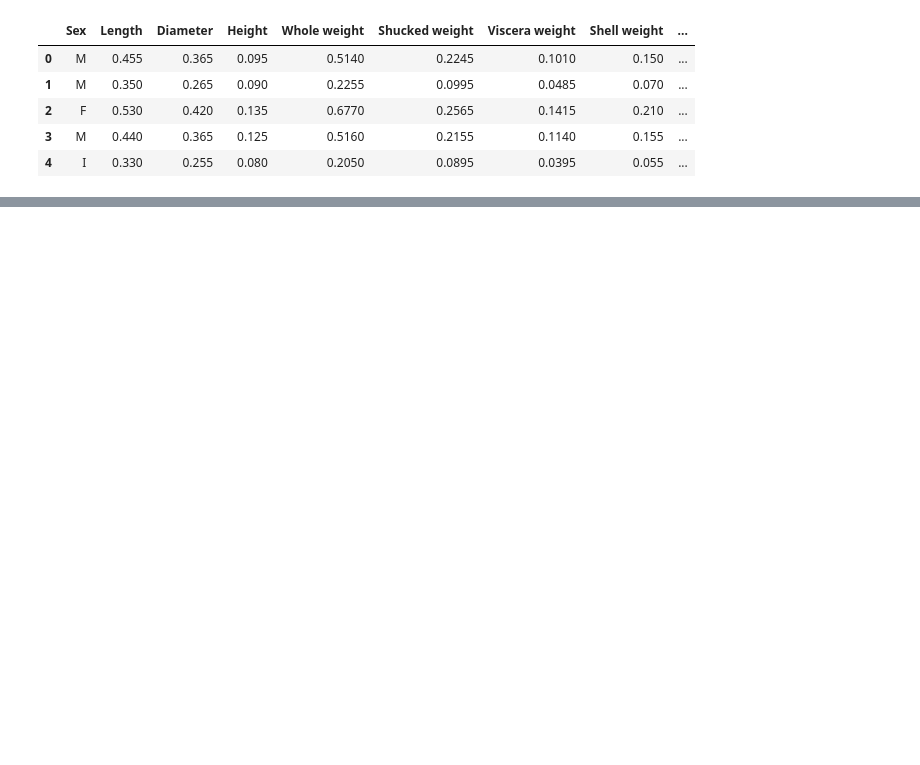
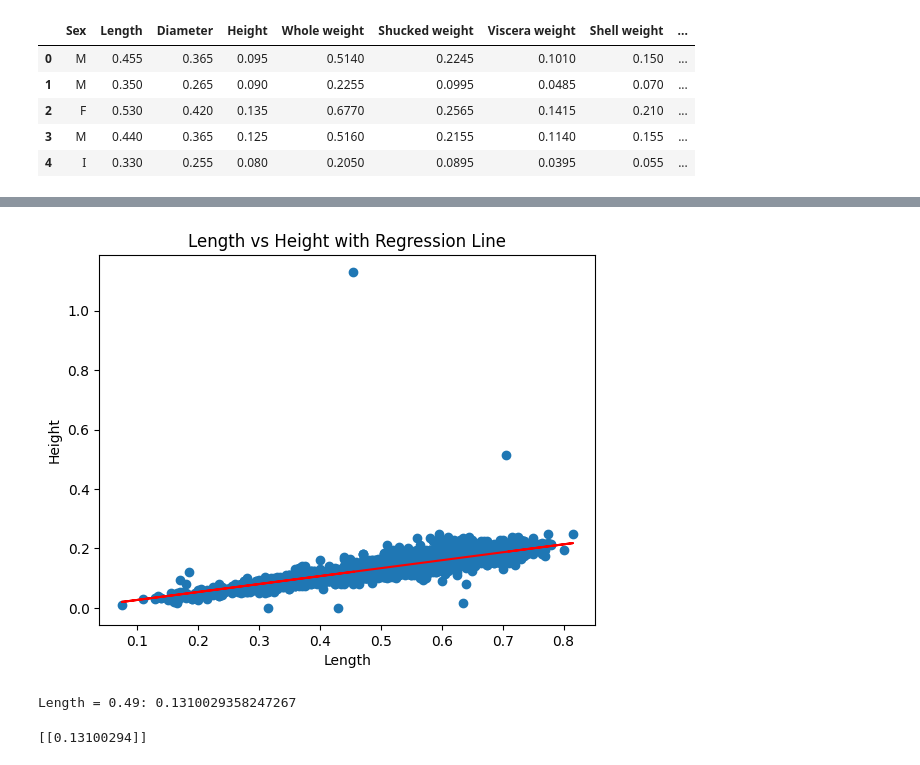
Before and after one commit to farhadspy/Machine-Learning, a Jupyter notebook: abalone.ipynb, the cells around one changed output, grey strips where cells are left out. Cells and saved outputs as stored; diff of their text form; code cells hidden in the pictures; blank space fills up the shorter version.

```diff
--- a/abalone.ipynb
+++ b/abalone.ipynb
@@ -19,0 +61,5 @@ plt.show()
+# %%
+X_train = np.array(data["Length"])
+Y_train = np.array(data["Height"])
+# %%
+X_train = X_train.reshape(-1, 1)
@@ -19,0 +74,14 @@ plt.show()
+# %%
+# w = شیب خط
+# w = (X.T * X) ** -1 * X.T * Y
+# w = np.matmul(np.matmul(np.linalg.inv(np.matmul(X_train.T, X_train)), X_train.T), Y_train)
+class LLS:
+    def __init__(self):
+        self.w = None
+
+    def fit(self, X_train, Y_train):
+        self.w = np.matmul(np.matmul(np.linalg.inv(np.matmul(X_train.T, X_train)), X_train.T), Y_train)
+        return self.w
+
+    def predict(self, X_test):
+        return np.matmul(X_test, self.w)
@@ -19,0 +95,25 @@ plt.show()
+# %%
+plt.scatter(data['Length'], data['Height'])
+plt.plot(X_train, w * X_train, color='red')
+plt.xlabel('Length')
+plt.ylabel('Height')
+plt.title('Length vs Height with Regression Line')
+plt.show()
+# %% [output]
+[figure, added]
+# %%
+#prediction
+model = LLS()  # مدل جدید برای اطمینان
+model.fit(X_train, Y_train)
+new_length = 0.49
+x = np.array([[new_length]])  # تعریف به‌صورت ماتریس
+p = model.predict(x)
+print(f"Length = {new_length}: {p[0]}")
+# %% [output]
+Length = 0.49: 0.1310029358247267
+# %%
+y_pred = w * x
+height = y_pred
+print(height)
+# %% [output]
+[[0.13100294]]
```
Also changed, not shown: parts of 7 cells of this notebook.
